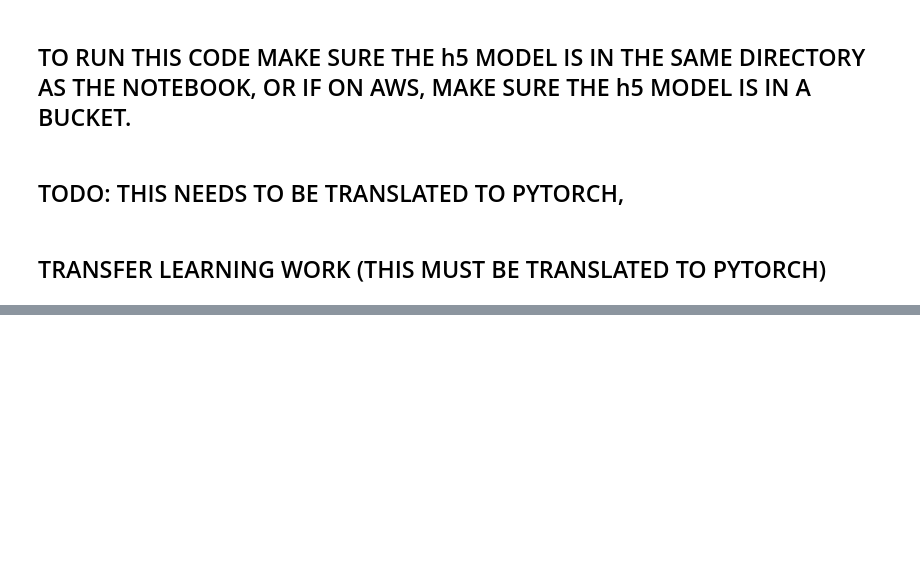
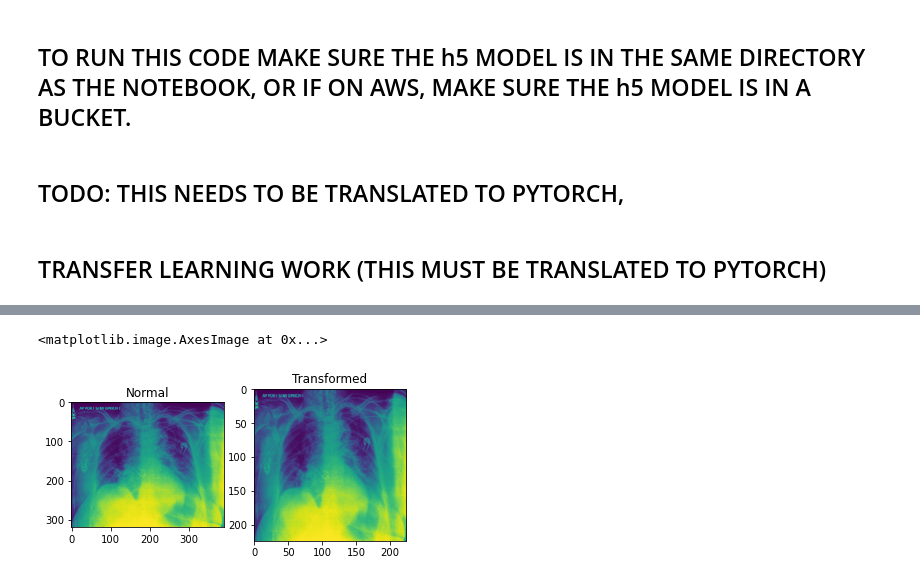
Before and after one commit to namarsha/chexray2, a Jupyter notebook: Attempt_AWS_Load_bucket.ipynb, the cells around one changed output, grey strips where cells are left out. Cells and saved outputs as stored; diff of their text form; code cells hidden in the pictures; blank space fills up the shorter version.

```diff
--- a/Attempt_AWS_Load_bucket.ipynb
+++ b/Attempt_AWS_Load_bucket.ipynb
@@ -554,0 +561,21 @@ img_resized.show()
+# %%
+## We may want to string together a number of transformations:
+
+preprocess = transforms.Compose([
+    transforms.Resize((224, 224)),
+    transforms.Grayscale(1),
+    transforms.ToTensor()
+])
+
+img_transformed = preprocess(img_norm) #resized image must be an image, not a string.
+
+fig = plt.figure()
+ax = fig.add_subplot(1,2,1)
+plt.imshow(img_norm)
+ax.set_title('Normal')
+ax = fig.add_subplot(1,2,2)
+ax.set_title('Transformed')
+plt.imshow(img_transformed.permute(1,2,0))
+# %% [output]
+<matplotlib.image.AxesImage at 0x...>
+[figure, added]
```
Also changed, not shown: parts of 7 cells of this notebook.
